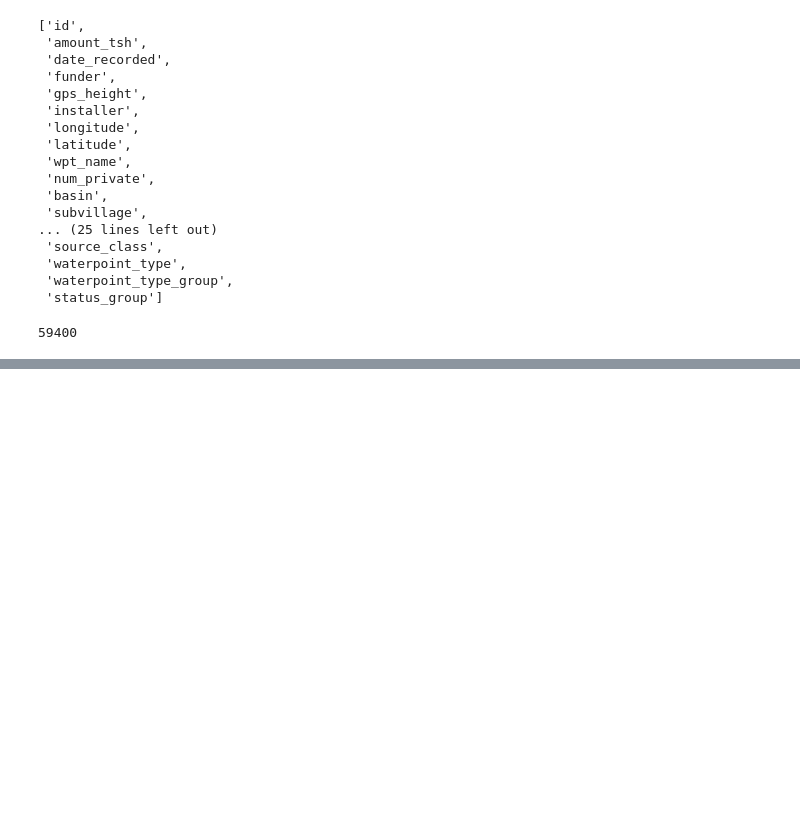
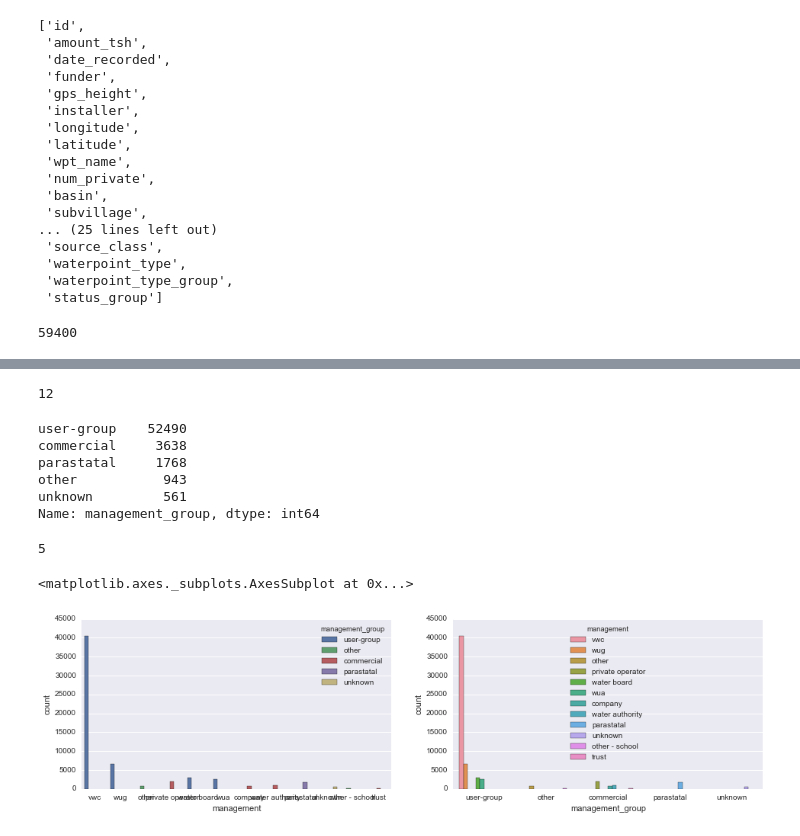
Before and after one commit to jdills26/Tanzania-water-table, a Jupyter notebook: data_explore.ipynb, the cells around one changed output, grey strips where cells are left out. Saved outputs shown, nothing was run; the diff lists cells and outputs as text; code cells hidden in the pictures; blank space fills up the shorter version.

```diff
--- a/data_explore.ipynb
+++ b/data_explore.ipynb
@@ -142,0 +180,4 @@ len(combined)
+# %%
+len(combined['management'].value_counts())
+# %% [output]
+12
@@ -142,0 +186,13 @@ len(combined)
+# %%
+combined['management_group'].value_counts()
+# %% [output]
+user-group    52490
+commercial     3638
+parastatal     1768
+other           943
+unknown         561
+Name: management_group, dtype: int64
+# %%
+len(combined['management_group'].value_counts())
+# %% [output]
+5
@@ -142,0 +201,7 @@ len(combined)
+# %%
+f, (ax1, ax2) = plt.subplots(1, 2, figsize=(16, 4))
+sns.countplot(data=combined, x='management',hue='management_group', ax=ax1)
+sns.countplot(data=combined, x='management_group',hue='management', ax=ax2)
+# %% [output]
+<matplotlib.axes._subplots.AxesSubplot at 0x...>
+[figure, added]
```
Also changed, not shown: parts of 9 cells of this notebook.
